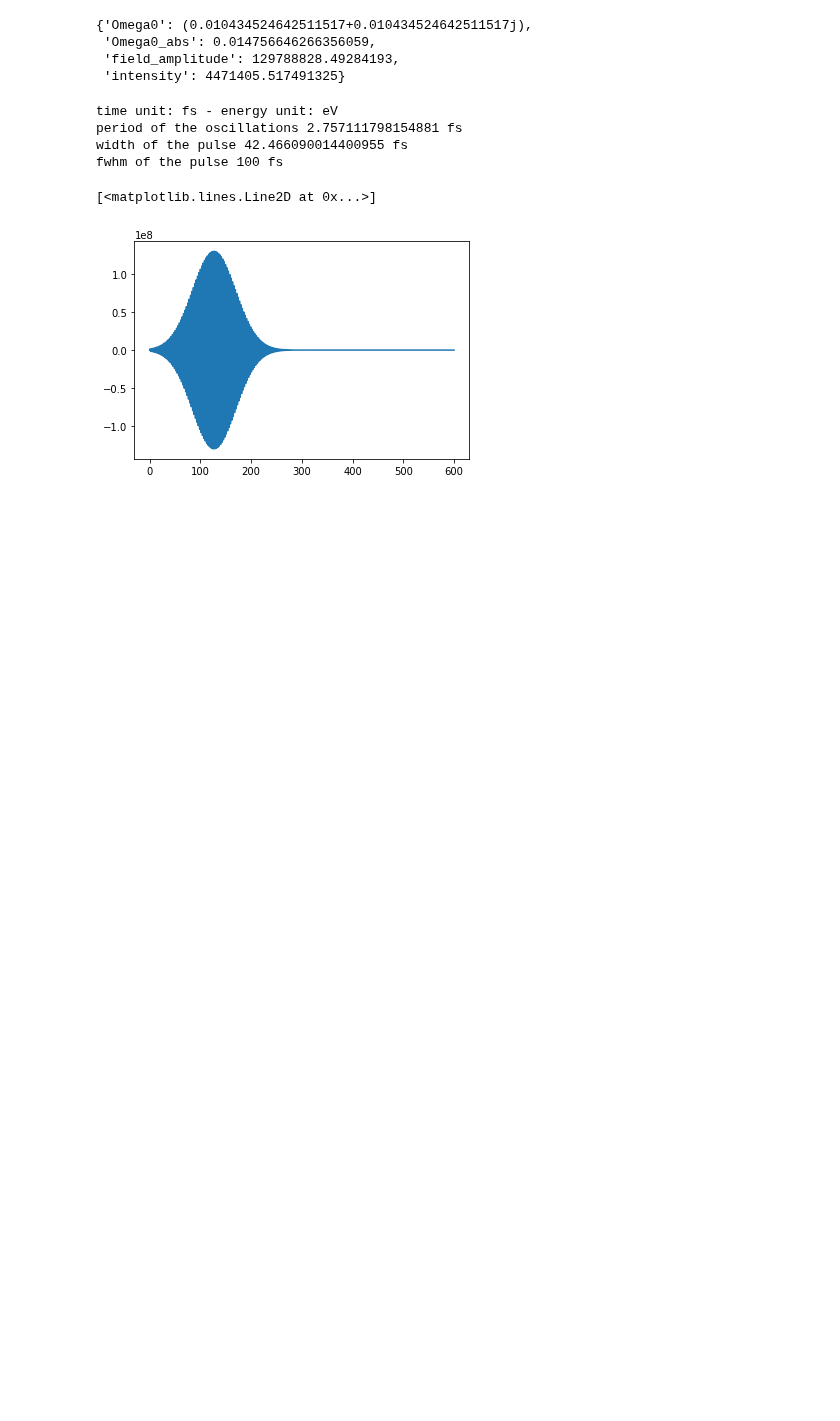
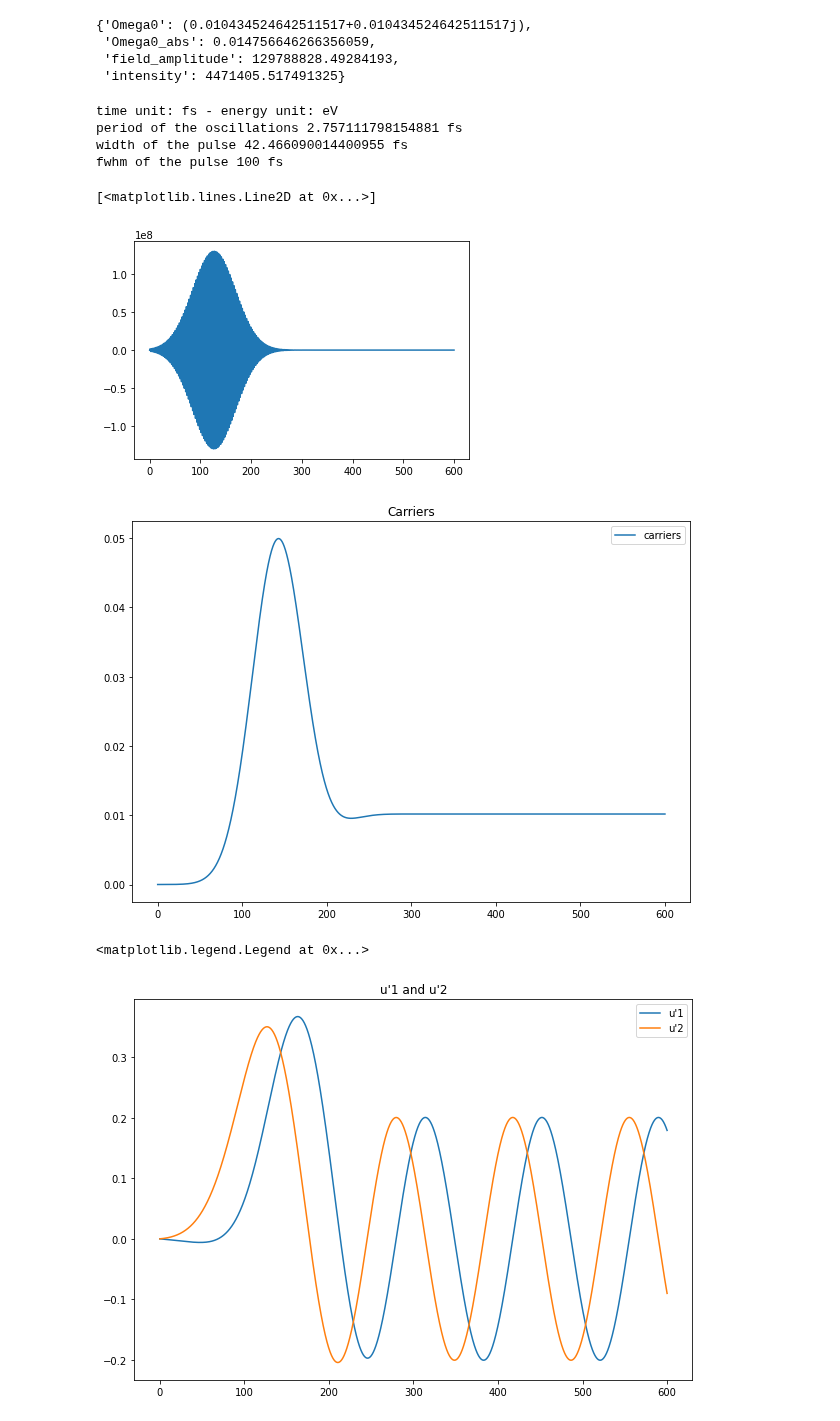
Before and after one commit to marcodalessandro76/MPPI, a Jupyter notebook: sphinx_source/tutorials/Model_TLS_optical_absorption.ipynb, the cells around one changed output. Cells and saved outputs as stored; diff of their text form; code cells hidden in the pictures; blank space fills up the shorter version.

```diff
--- a/sphinx_source/tutorials/Model_TLS_optical_absorption.ipynb
+++ b/sphinx_source/tutorials/Model_TLS_optical_absorption.ipynb
@@ -290,6 +322,6 @@ omega = energy/(U.Planck_reduced_ev_ps*1e3) # angular frequency of the pulse
 # %%
-theta = 0.5*np.pi
-pars = U.pulseParametersFromTheta(dipole,theta,fwhm=fwhm)
+theta = 0.5*np.pi # set the area of the pulse
+pars = G.pulseParametersFromTheta(dipole,theta,fwhm=fwhm)
 pars
 # %% [output]
 time unit: fs
@@ -315,8 +347,27 @@ plt.plot(time,pulse)
 [<matplotlib.lines.Line2D at 0x...>]
 [figure]
 # %%
-Omega = lambda t : U.gaussianPulse(t,energy=energy,amplitude=pars['Omega0_abs'],fwhm=fwhm,envelope_only=True,verbose=False)
+Omega = lambda t : G.gaussianPulse(t,energy=energy,amplitude=pars['Omega0_abs'],fwhm=fwhm,envelope_only=True,verbose=False)
 # %%
 uprime0 = np.array([0.,0.,-1.])
+# %%
+delta = 30 # in meV
+delta_fsm1 = 1e-3*delta/h_red # in fs^-1
 # %%
-uprime = solveBlochEq(uprime0,time,Omega,Omega0 = pars['Omega0'])
+uprime = TLS.solveBlochEq(uprime0,time,Omega,mu=dipole,delta=delta_fsm1)
+# %%
+plt.figure(figsize=(10,7))
+plt.title('Carriers')
+plt.plot(time,(1+uprime[2])/2,label='carriers')
+plt.legend()
+plt.show()
+
+plt.figure(figsize=(10,7))
+plt.plot(time,uprime[0],label="u'1")
+plt.plot(time,uprime[1],label="u'2")
+plt.title("u'1 and u'2")
+plt.legend()
+# %% [output]
+[figure, added]
+<matplotlib.legend.Legend at 0x...>
+[figure, added]
```
Also changed, not shown: parts of 39 cells of this notebook, 12 other files.
